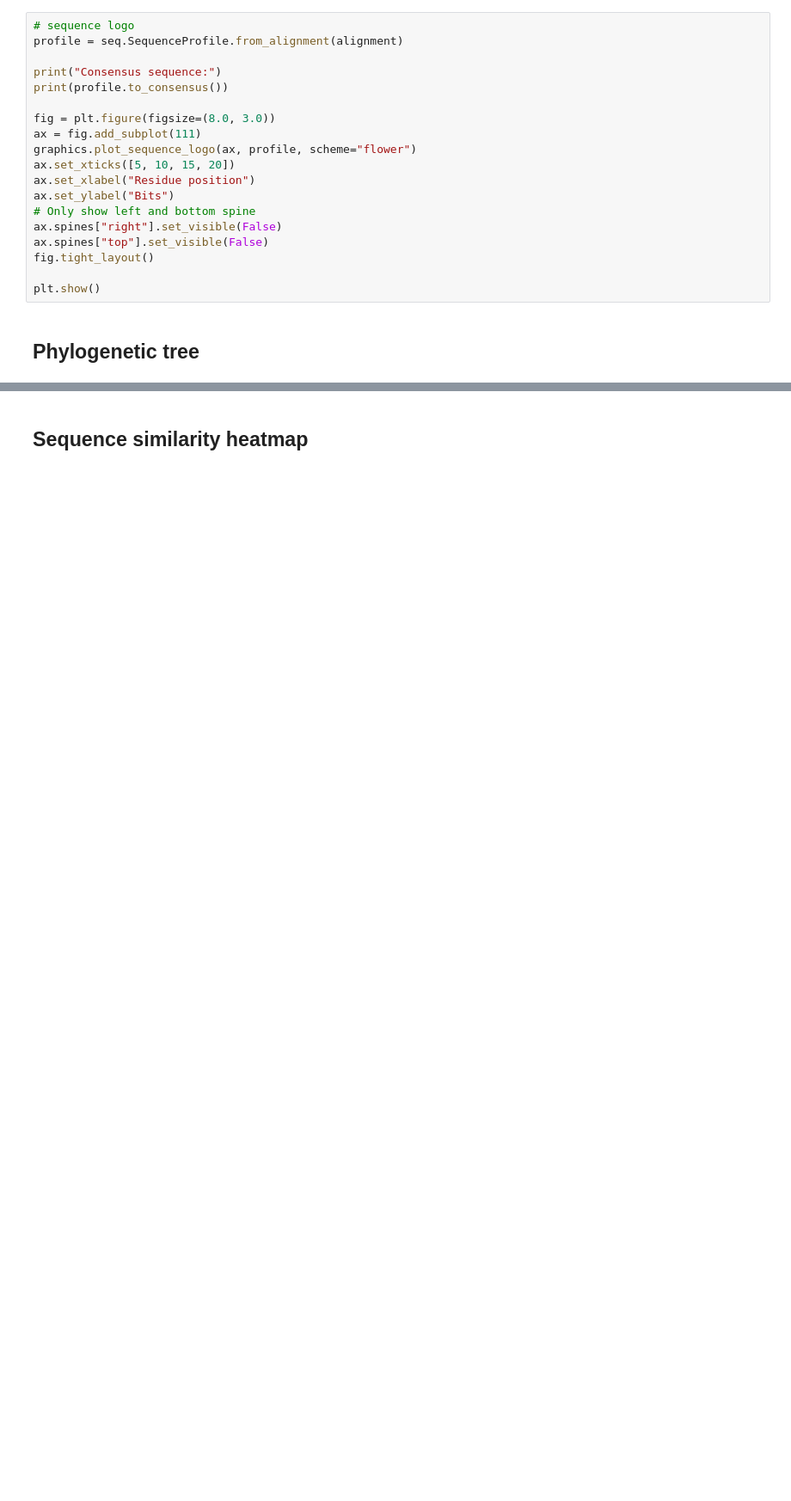
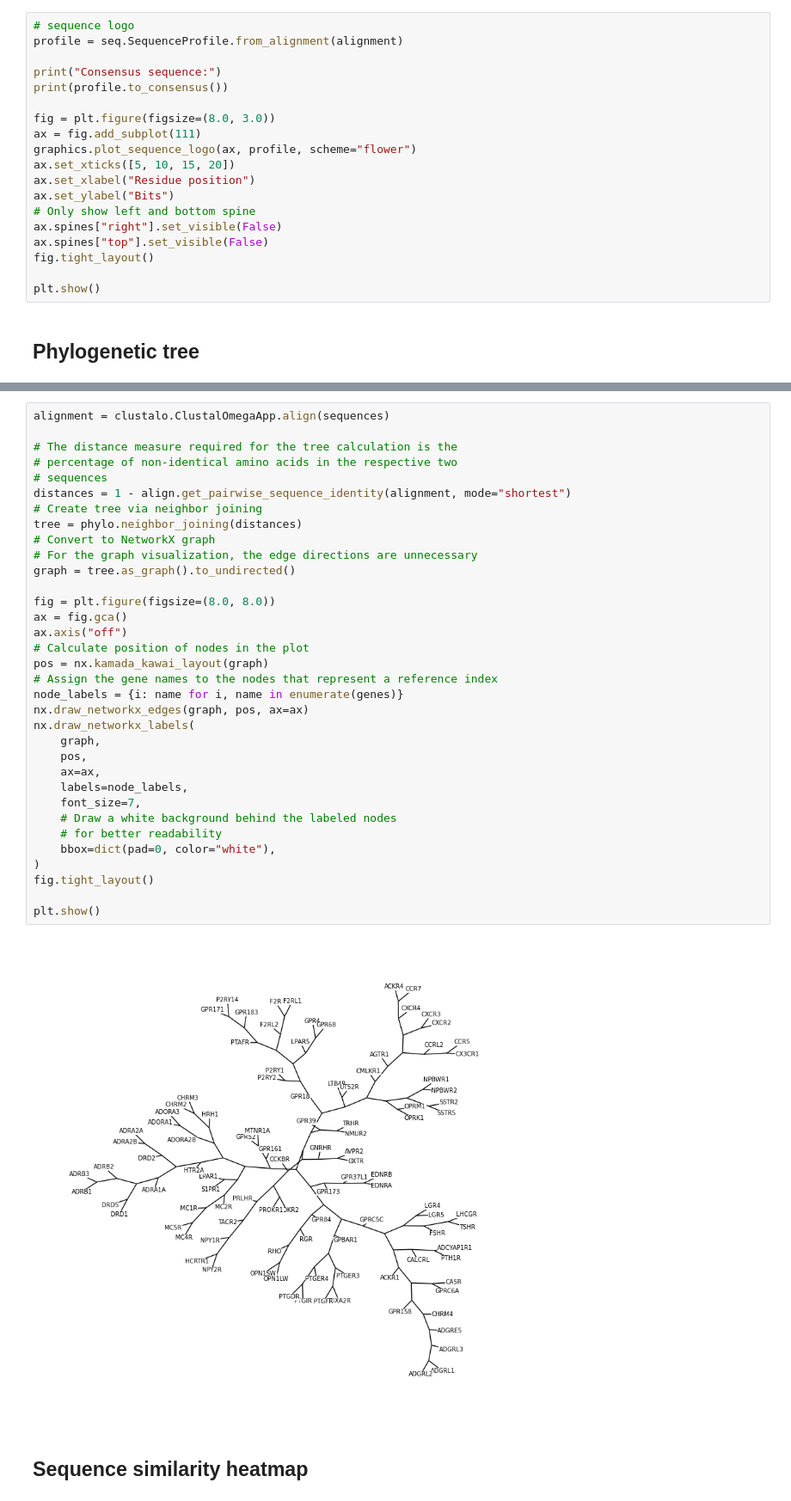
Before and after one commit to jswistak/bioinformatics_mini_2025, a Jupyter notebook: notebooks/labs/05-MSA.ipynb, the cells around one changed output, grey strips where cells are left out. Shown at 86% size. Cells and saved outputs as stored; diff of their text form; blank space fills up the shorter version.

```diff
--- a/notebooks/labs/05-MSA.ipynb
+++ b/notebooks/labs/05-MSA.ipynb
@@ -312,3 +429,39 @@ plt.show()
+# %%
+alignment = clustalo.ClustalOmegaApp.align(sequences)
+
+# The distance measure required for the tree calculation is the
+# percentage of non-identical amino acids in the respective two
+# sequences
+distances = 1 - align.get_pairwise_sequence_identity(alignment, mode="shortest")
+# Create tree via neighbor joining
+tree = phylo.neighbor_joining(distances)
+# Convert to NetworkX graph
+# For the graph visualization, the edge directions are unnecessary
+graph = tree.as_graph().to_undirected()
+
+fig = plt.figure(figsize=(8.0, 8.0))
+ax = fig.gca()
+ax.axis("off")
+# Calculate position of nodes in the plot
+pos = nx.kamada_kawai_layout(graph)
+# Assign the gene names to the nodes that represent a reference index
+node_labels = {i: name for i, name in enumerate(genes)}
+nx.draw_networkx_edges(graph, pos, ax=ax)
+nx.draw_networkx_labels(
+    graph,
+    pos,
+    ax=ax,
+    labels=node_labels,
+    font_size=7,
+    # Draw a white background behind the labeled nodes
+    # for better readability
+    bbox=dict(pad=0, color="white"),
+)
+fig.tight_layout()
+
+plt.show()
+# %% [output]
+[figure, added]
 # %% [markdown]
 ## Sequence similarity heatmap
 # %%
```
Also changed, not shown: parts of 9 cells of this notebook, 2 other files.
